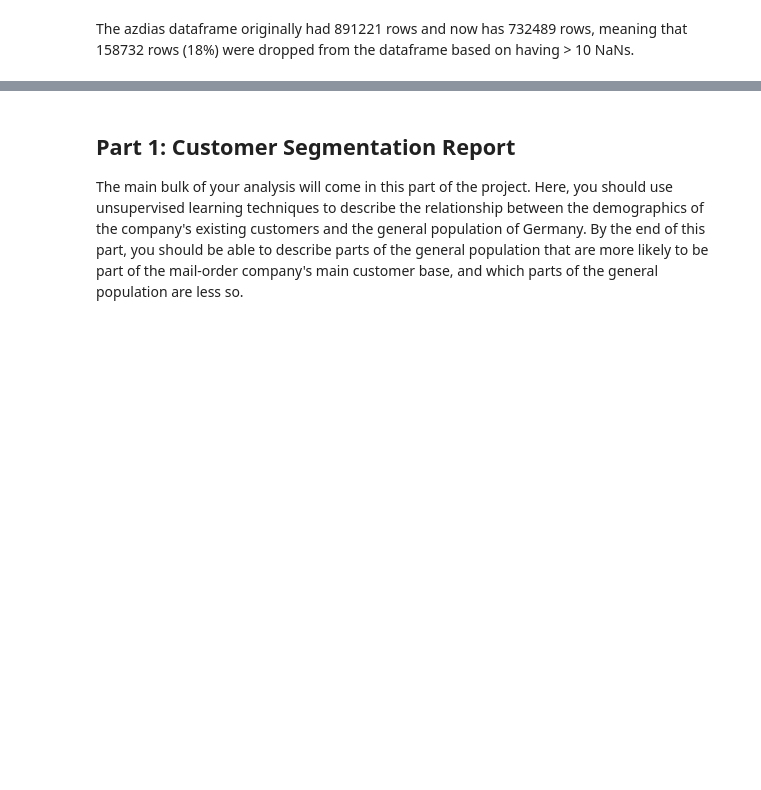
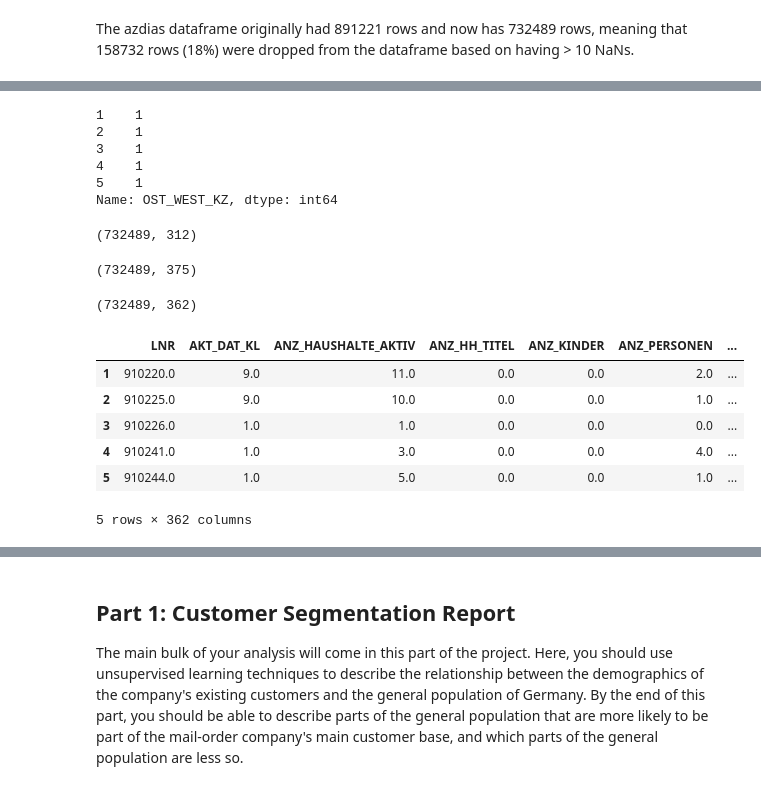
Before and after one commit to ursulahneumann/Arvato_capstone, a Jupyter notebook: Arvato_capstone.ipynb, the cells around one changed output, grey strips where cells are left out. Cells and saved outputs as stored; diff of their text form; code cells hidden in the pictures; blank space fills up the shorter version.

```diff
--- a/Arvato_capstone.ipynb
+++ b/Arvato_capstone.ipynb
@@ -374,0 +439,59 @@ categorical = ['AGER_TYP', 'ANREDE_KZ', 'BIP_FLAG', 'CAMEO_DEU_2015', 'CAMEO_DEU
+# %%
+# The only binary categorical variable that does not take
+# integer values is OST_WEST_KZ which uses either W or O
+# will be re-encoded with 1 and 0.  Other binary categorical
+# variables will be lest as is.
+
+azdias['OST_WEST_KZ'].replace(['W', 'O'], [1, 0], inplace=True)
+azdias['OST_WEST_KZ'].head()
+# %% [output]
+1    1
+2    1
+3    1
+4    1
+5    1
+Name: OST_WEST_KZ, dtype: int64
+# %%
+# If column has less than 10 levels, re-encode using dummy variables.
+# If column has equal to or more than 10 different values, drop for
+# simplicity. Make lists of these columns to be used below.
+
+cat_cols_to_drop = ['CAMEO_DEU_2015', 'GFK_URLAUBERTYP', 'LP_FAMILIE_FEIN', 'LP_LEBENSPHASE_FEIN',
+                   'LP_LEBENSPHASE_GROB', 'LP_STATUS_FEIN', 'PRAEGENDE_JUGENDJAHRE']
+
+cat_cols_to_dummy = ['CJT_GESAMTTYP', 'FINANZTYP', 'GEBAEUDETYP', 'GEBAEUDETYP_RASTER', 'HEALTH_TYP',
+                    'KBA05_HERSTTEMP', 'KBA05_MAXHERST', 'KBA05_MODTEMP', 'LP_FAMILIE_GROB', 'LP_STATUS_GROB',
+                    'NATIONALITAET_KZ', 'SHOPPER_TYP', 'VERS_TYP']
+# %%
+# Drop categorical columns with 10 or more values
+azdias.drop(cat_cols_to_drop, axis=1, inplace = True)
+azdias.shape
+# %% [output]
+(732489, 312)
+# %%
+# Create dummy variables for columns with less than 10
+# unique values then drop the original columns
+for col in cat_cols_to_dummy:
+    dummy = pd.get_dummies(azdias[col], prefix = col)
+    azdias = pd.concat([azdias, dummy], axis = 1)
+
+print(azdias.shape)
+
+azdias.drop(cat_cols_to_dummy, axis=1, inplace = True)
+
+azdias.shape
+# %% [output]
+(732489, 375)
+(732489, 362)
+# %%
+# View first few lines of the altered dataset (including the dummary variables at
+# the end of the dataframe)
+azdias.head()
+# %% [output]
+|  | LNR | AKT_DAT_KL | ANZ_HAUSHALTE_AKTIV | ANZ_HH_TITEL | ANZ_KINDER | ANZ_PERSONEN | ... |
+| 1 | 910220.0 | 9.0 | 11.0 | 0.0 | 0.0 | 2.0 | ... |
+| 2 | 910225.0 | 9.0 | 10.0 | 0.0 | 0.0 | 1.0 | ... |
+| 3 | 910226.0 | 1.0 | 1.0 | 0.0 | 0.0 | 0.0 | ... |
+| 4 | 910241.0 | 1.0 | 3.0 | 0.0 | 0.0 | 4.0 | ... |
+| 5 | 910244.0 | 1.0 | 5.0 | 0.0 | 0.0 | 1.0 | ... |
+5 rows × 362 columns
```
Also changed, not shown: parts of 25 cells of this notebook.
